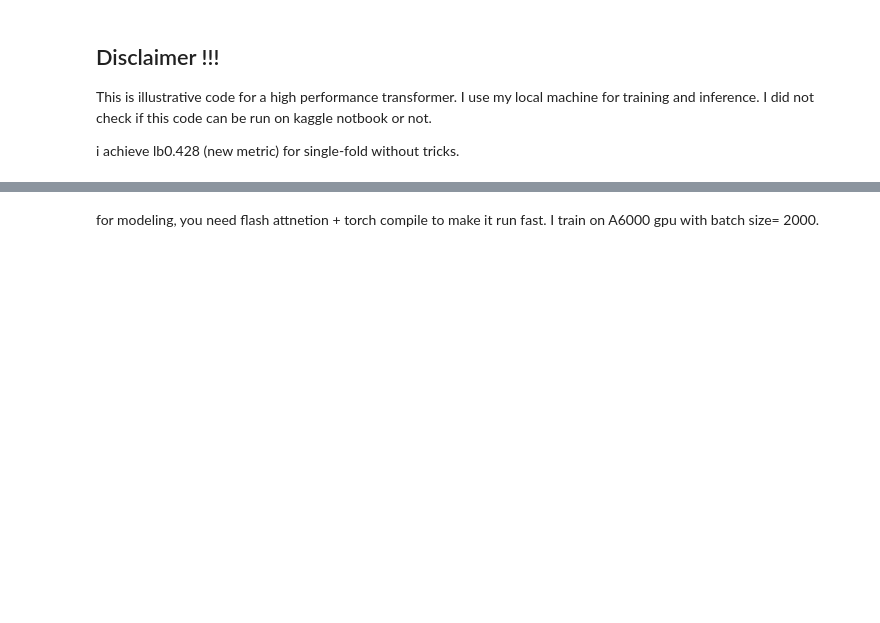
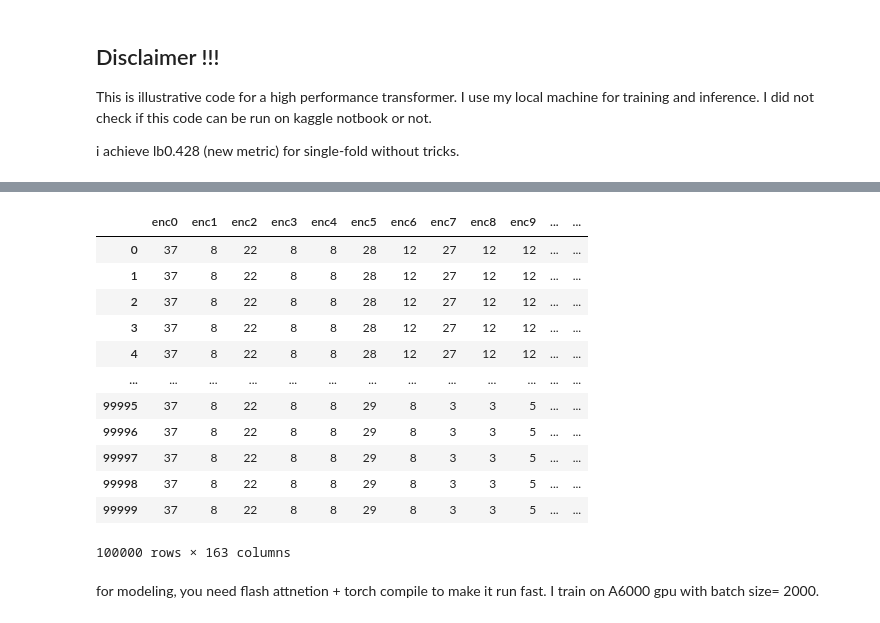
Before and after one commit to humansys-lab/leash, a Jupyter notebook: scripts/lb0-428-single-fold-transformer.ipynb, the cells around one changed output, grey strips where cells are left out. Cells and saved outputs as stored; diff of their text form; code cells hidden in the pictures; blank space fills up the shorter version.

```diff
--- a/scripts/lb0-428-single-fold-transformer.ipynb
+++ b/scripts/lb0-428-single-fold-transformer.ipynb
@@ -151,3 +195,19 @@ mask_df.to_parquet(os.path.join(OUTPUT_DIR, "mask.parquet"))
+# %%
+train
+# %% [output]
+|  | enc0 | enc1 | enc2 | enc3 | enc4 | enc5 | enc6 | enc7 | enc8 | enc9 | ... | ... |
+| 0 | 37 | 8 | 22 | 8 | 8 | 28 | 12 | 27 | 12 | 12 | ... | ... |
+| 1 | 37 | 8 | 22 | 8 | 8 | 28 | 12 | 27 | 12 | 12 | ... | ... |
+| 2 | 37 | 8 | 22 | 8 | 8 | 28 | 12 | 27 | 12 | 12 | ... | ... |
+| 3 | 37 | 8 | 22 | 8 | 8 | 28 | 12 | 27 | 12 | 12 | ... | ... |
+| 4 | 37 | 8 | 22 | 8 | 8 | 28 | 12 | 27 | 12 | 12 | ... | ... |
+| ... | ... | ... | ... | ... | ... | ... | ... | ... | ... | ... | ... | ... |
+| 99995 | 37 | 8 | 22 | 8 | 8 | 29 | 8 | 3 | 3 | 5 | ... | ... |
+| 99996 | 37 | 8 | 22 | 8 | 8 | 29 | 8 | 3 | 3 | 5 | ... | ... |
+| 99997 | 37 | 8 | 22 | 8 | 8 | 29 | 8 | 3 | 3 | 5 | ... | ... |
+| 99998 | 37 | 8 | 22 | 8 | 8 | 29 | 8 | 3 | 3 | 5 | ... | ... |
+| 99999 | 37 | 8 | 22 | 8 | 8 | 29 | 8 | 3 | 3 | 5 | ... | ... |
+100000 rows × 163 columns
 # %% [markdown]
 for modeling, you need flash attnetion + torch compile to make it run fast.
 I train on A6000 gpu with batch size= 2000.
```
Also changed, not shown: parts of 8 cells of this notebook, 4 other files.
